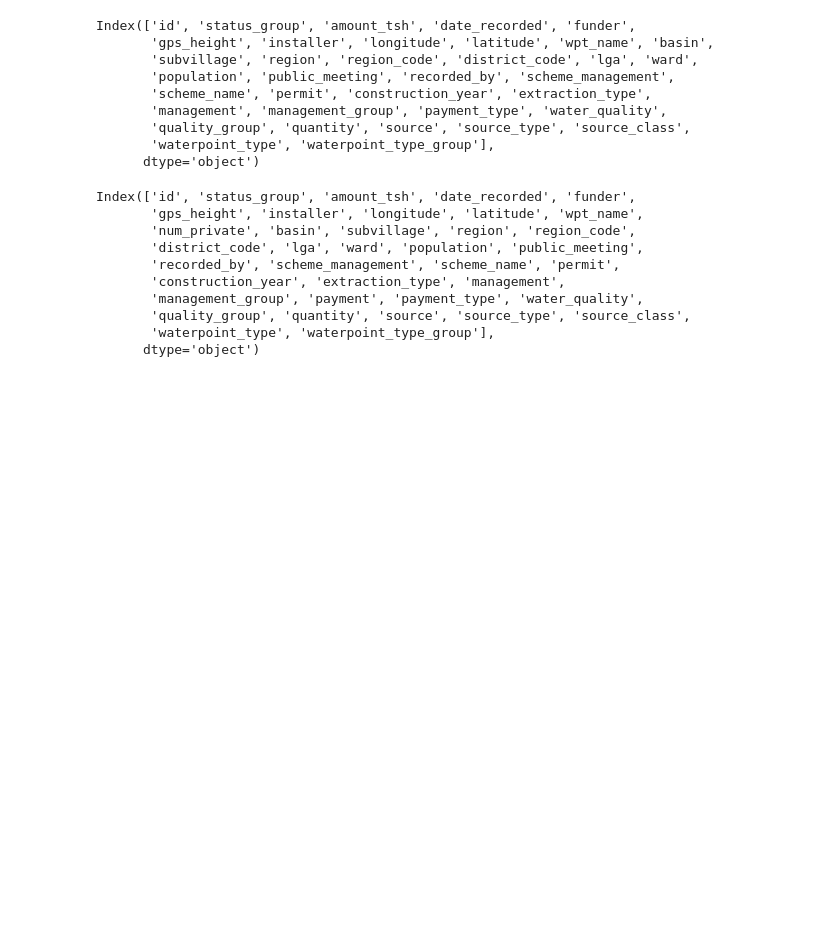
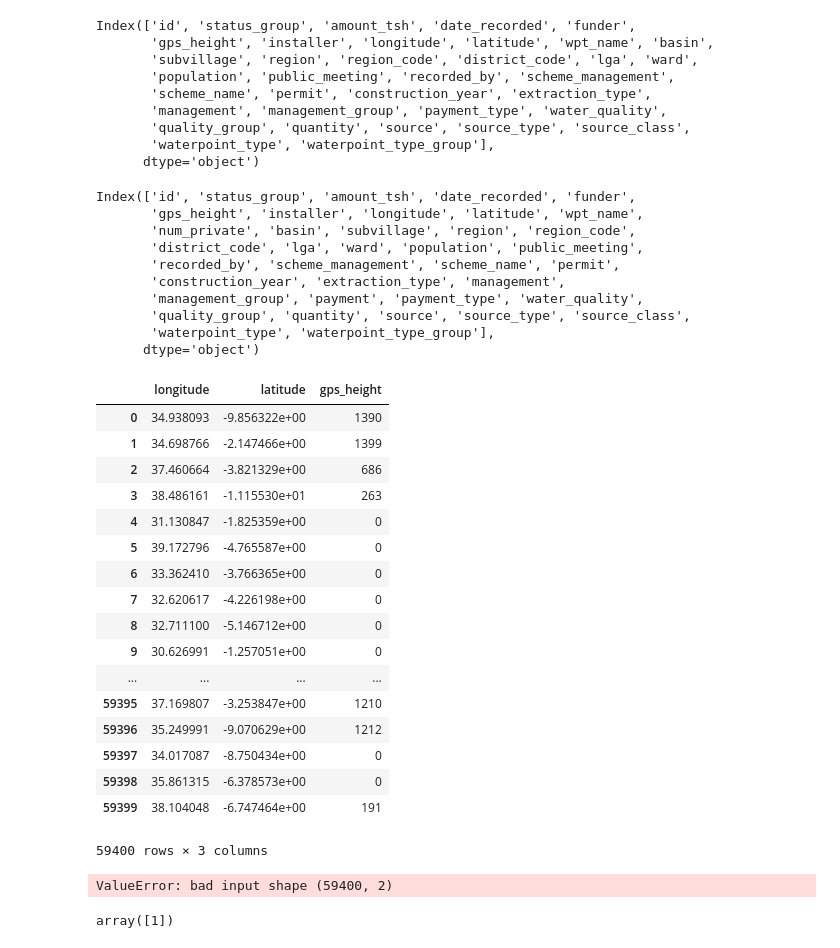
Before and after one commit to smaroukis/pump-it-up-data-mining, a Jupyter notebook: delete_cols.ipynb, the cells around one changed output. Drawn from its saved outputs; the diff is of its cells as text; code cells hidden in the pictures; blank space fills up the shorter version.

```diff
--- a/delete_cols.ipynb
+++ b/delete_cols.ipynb
@@ -120,3 +120,37 @@ Index(['id', 'status_group', 'amount_tsh', 'date_recorded', 'funder',
        'quality_group', 'quantity', 'source', 'source_type', 'source_class',
        'waterpoint_type', 'waterpoint_type_group'],
       dtype='object')
+# %%
+svmCols = pd.concat([train2['longitude'], train2['latitude']], axis=1)
+svmCols = pd.concat([svmCols, train2['gps_height']], axis=1)
+svmCols
+# %% [output]
+|  | longitude | latitude | gps_height |
+| 0 | 34.938093 | -9.856322e+00 | 1390 |
+| 1 | 34.698766 | -2.147466e+00 | 1399 |
+| 2 | 37.460664 | -3.821329e+00 | 686 |
+| 3 | 38.486161 | -1.115530e+01 | 263 |
+| 4 | 31.130847 | -1.825359e+00 | 0 |
+| 5 | 39.172796 | -4.765587e+00 | 0 |
+| 6 | 33.362410 | -3.766365e+00 | 0 |
+| 7 | 32.620617 | -4.226198e+00 | 0 |
+| 8 | 32.711100 | -5.146712e+00 | 0 |
+| 9 | 30.626991 | -1.257051e+00 | 0 |
+| ... | ... | ... | ... |
+| 59395 | 37.169807 | -3.253847e+00 | 1210 |
+| 59396 | 35.249991 | -9.070629e+00 | 1212 |
+| 59397 | 34.017087 | -8.750434e+00 | 0 |
+| 59398 | 35.861315 | -6.378573e+00 | 0 |
+| 59399 | 38.104048 | -6.747464e+00 | 191 |
+59400 rows × 3 columns
+# %%
+from sklearn.svm import NuSVC
+
+clf = NuSVC()
+clf.fit(svmCols, training_labels)
+# %% [output]
+ValueError: bad input shape (59400, 2)
+# %%
+clf.predict([[2., 2.]])
+# %% [output]
+array([1])
```
